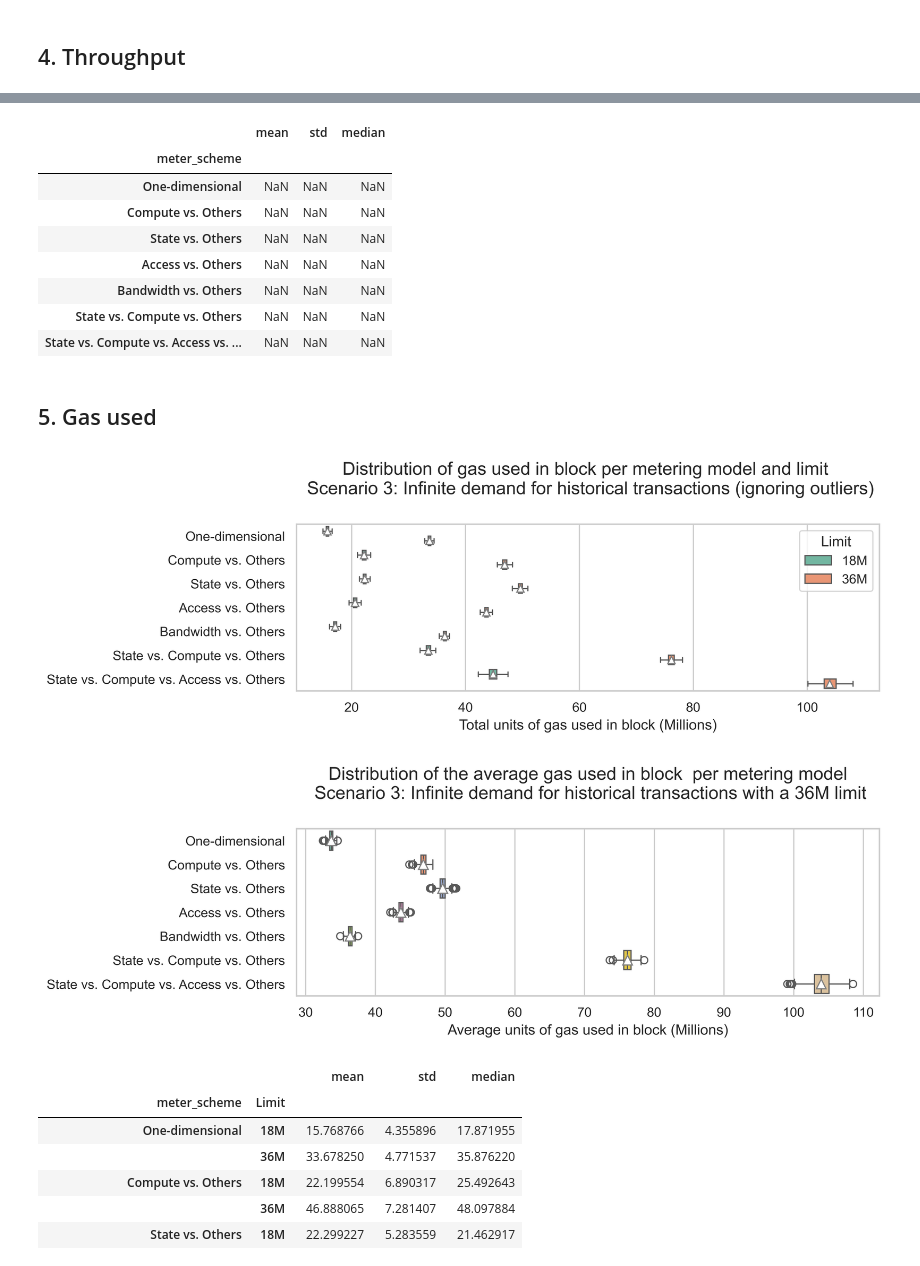
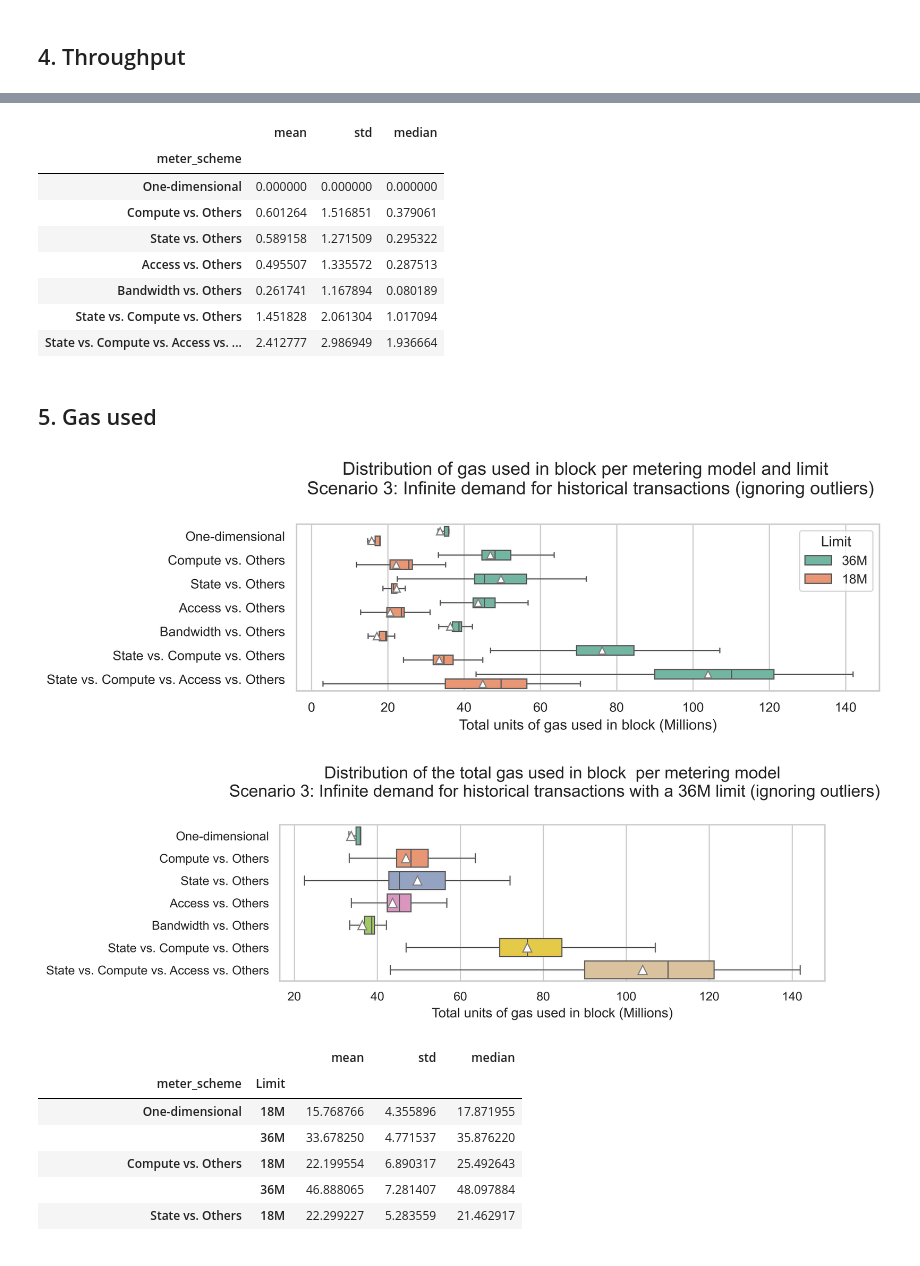
Before and after one commit to nightingalelab/evm-meter-analysis, a Jupyter notebook: notebooks/4.4-full-simulation-results-scenario-3.ipynb, the cells around one changed output, grey strips where cells are left out. Cells and saved outputs as stored; diff of their text form; code cells hidden in the pictures.

```diff
--- a/notebooks/4.4-full-simulation-results-scenario-3.ipynb
+++ b/notebooks/4.4-full-simulation-results-scenario-3.ipynb
@@ -232,29 +228,29 @@ agg_df.groupby(["meter_scheme", "Limit"])["throughput"].agg(["mean", "std", "med
 # %%
-temp = agg_df_36[["block", "meter_scheme", "throughput"]]
+temp = df_36[["iter", "block", "meter_scheme", "throughput"]]
 one_dim_temp = (
-    temp[temp["meter_scheme"] == "One-dimenisonal"]
+    temp[temp["meter_scheme"] == "One-dimensional"]
     .drop(columns="meter_scheme")
     .rename(columns={"throughput": "throughput_one_dim"})
 )
-temp = temp.merge(one_dim_temp, on="block", how="left")
+temp = temp.merge(one_dim_temp, on=["iter", "block"], how="left")
 temp["throughput_gain"] = temp["throughput"] / temp["throughput_one_dim"] - 1
 temp.groupby("meter_scheme")["throughput_gain"].agg(["mean", "std", "median"]).loc[meter_order]
 # %% [output]
 |  | mean | std | median |
 | meter_scheme |  |  |  |
-| One-dimensional | NaN | NaN | NaN |
-| Compute vs. Others | NaN | NaN | NaN |
-| State vs. Others | NaN | NaN | NaN |
-| Access vs. Others | NaN | NaN | NaN |
-| Bandwidth vs. Others | NaN | NaN | NaN |
-| State vs. Compute vs. Others | NaN | NaN | NaN |
-| State vs. Compute vs. Access vs. ... | NaN | NaN | NaN |
+| One-dimensional | 0.000000 | 0.000000 | 0.000000 |
+| Compute vs. Others | 0.601264 | 1.516851 | 0.379061 |
+| State vs. Others | 0.589158 | 1.271509 | 0.295322 |
+| Access vs. Others | 0.495507 | 1.335572 | 0.287513 |
+| Bandwidth vs. Others | 0.261741 | 1.167894 | 0.080189 |
+| State vs. Compute vs. Others | 1.451828 | 2.061304 | 1.017094 |
+| State vs. Compute vs. Access vs. ... | 2.412777 | 2.986949 | 1.936664 |
 # %% [markdown]
 ## 5. Gas used
 # %%
 plt.figure(figsize=(10, 3.5))
 sns.boxplot(
-    data=agg_df,
+    data=df,
     x="gas_used_million",
     y="meter_scheme",
     hue="Limit",
@@ -273,32 +269,32 @@ plt.title(
 plt.tight_layout()
 plt.show()
 # %% [output]
-[figure, old version]
+[figure, new version]
 # %%
 plt.figure(figsize=(10, 3.5))
 sns.boxplot(
-    data=agg_df_36,
+    data=df_36,
     x="gas_used_million",
     y="meter_scheme",
     hue="meter_scheme",
     palette="Set2",
     order=meter_order,
     hue_order=meter_order,
-    # showfliers=False,
+    showfliers=False,
     showmeans=True,
     meanprops=meanprops_big,
 )
-plt.xlabel("Average units of gas used in block (Millions)")
+plt.xlabel("Total units of gas used in block (Millions)")
 plt.ylabel("")
 plt.title(
-    f"Distribution of the average gas used in block  per metering model"
-    f"\n {scenario_title} with a 36M limit",
+    f"Distribution of the total gas used in block  per metering model"
+    f"\n {scenario_title} with a 36M limit (ignoring outliers)",
     pad=25,
 )
 plt.tight_layout()
 plt.show()
 # %% [output]
-[figure, old version]
+[figure, new version]
 # %%
 df.groupby(["meter_scheme", "Limit"])["gas_used_million"].agg(["mean", "std", "median"]).loc[meter_order]
 # %% [output]
```
Also changed, not shown: parts of 7 cells of this notebook.
